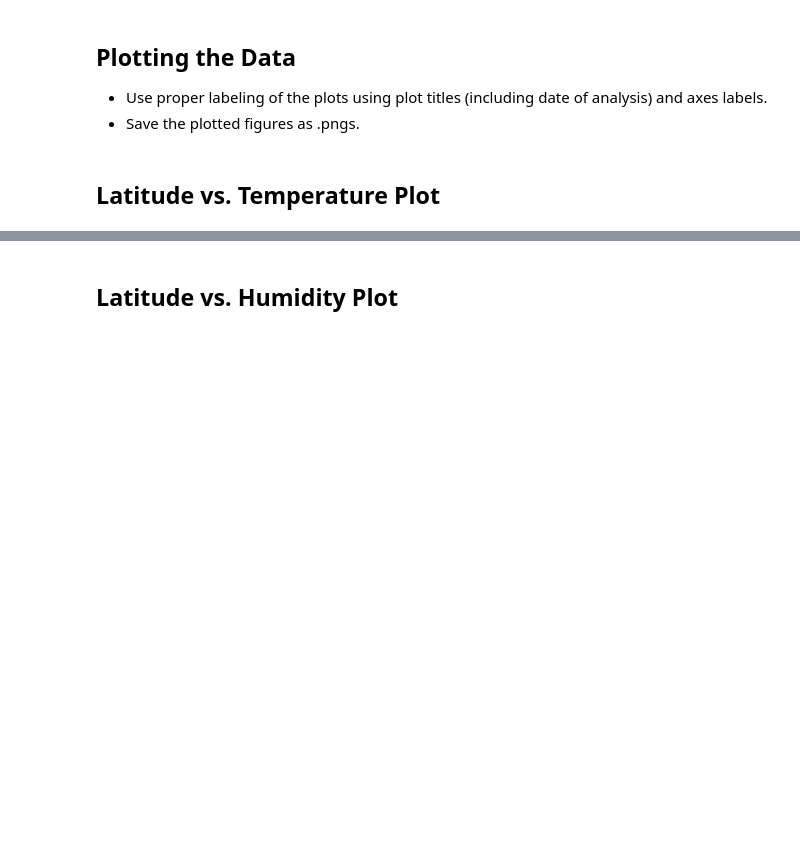
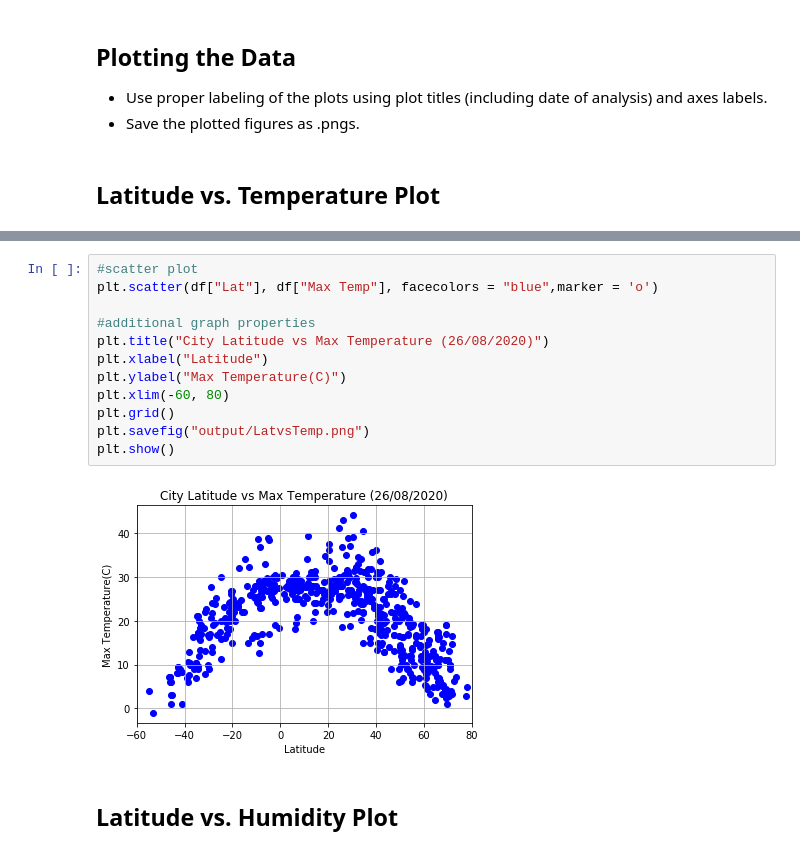
Before and after one commit to susovd/Dream-Vacation-Project, a Jupyter notebook: WeatherPy/WeatherPy.ipynb, the cells around one changed output, grey strips where cells are left out. Cells and saved outputs as stored; diff of their text form; blank space fills up the shorter version.

```diff
--- a/WeatherPy/WeatherPy.ipynb
+++ b/WeatherPy/WeatherPy.ipynb
@@ -262,2 +253,16 @@ Int64Index([], dtype='int64')
+# %%
+#scatter plot
+plt.scatter(df["Lat"], df["Max Temp"], facecolors = "blue",marker = 'o')
+
+#additional graph properties
+plt.title("City Latitude vs Max Temperature (26/08/2020)")
+plt.xlabel("Latitude")
+plt.ylabel("Max Temperature(C)")
+plt.xlim(-60, 80)
+plt.grid()
+plt.savefig("output/LatvsTemp.png")
+plt.show()
+# %% [output]
+[figure, added]
 # %% [markdown]
 ## Latitude vs. Humidity Plot
```
Also changed, not shown: parts of 23 cells of this notebook, 5 other files.
